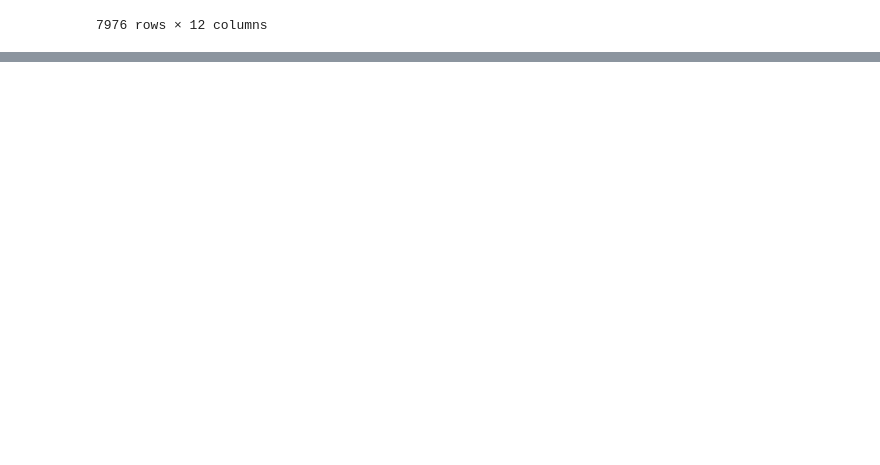
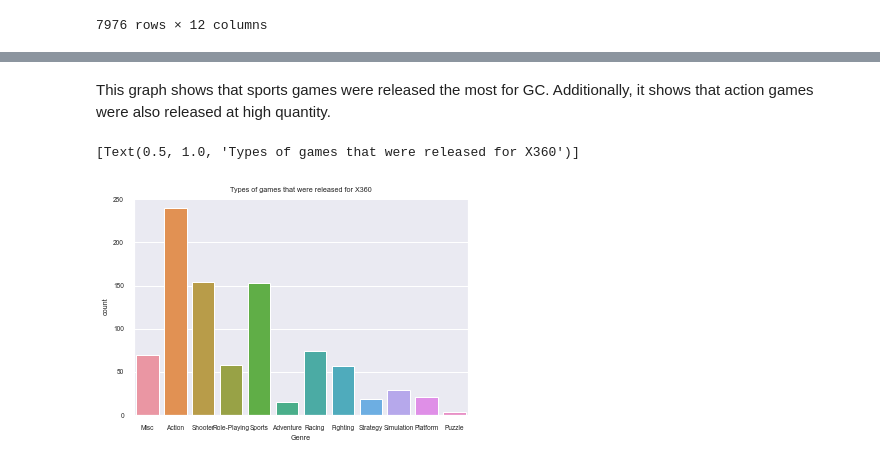
Before and after one commit to ubco-W2022T1-cosc301/project-group22, a Jupyter notebook: notebooks/analysis1.ipynb, the cells around one changed output, grey strips where cells are left out. Drawn from its saved outputs; the diff is of its cells as text; code cells hidden in the pictures; blank space fills up the shorter version.

```diff
--- a/notebooks/analysis1.ipynb
+++ b/notebooks/analysis1.ipynb
@@ -176,0 +255,9 @@ load_and_process("../data/raw/Video_Games.csv")
+# %% [markdown]
+This graph shows that sports games were released the most for GC. Additionally, it shows that action games were also released at high quantity.
+# %%
+df2 = df.copy()
+df2 = df2[df2['Platform'] == "X360"]
+sns.countplot(x=df2["Genre"]).set(title="Types of games that were released for X360")
+# %% [output]
+[Text(0.5, 1.0, 'Types of games that were released for X360')]
+[figure, added]
```
Also changed, not shown: parts of 43 cells of this notebook.
